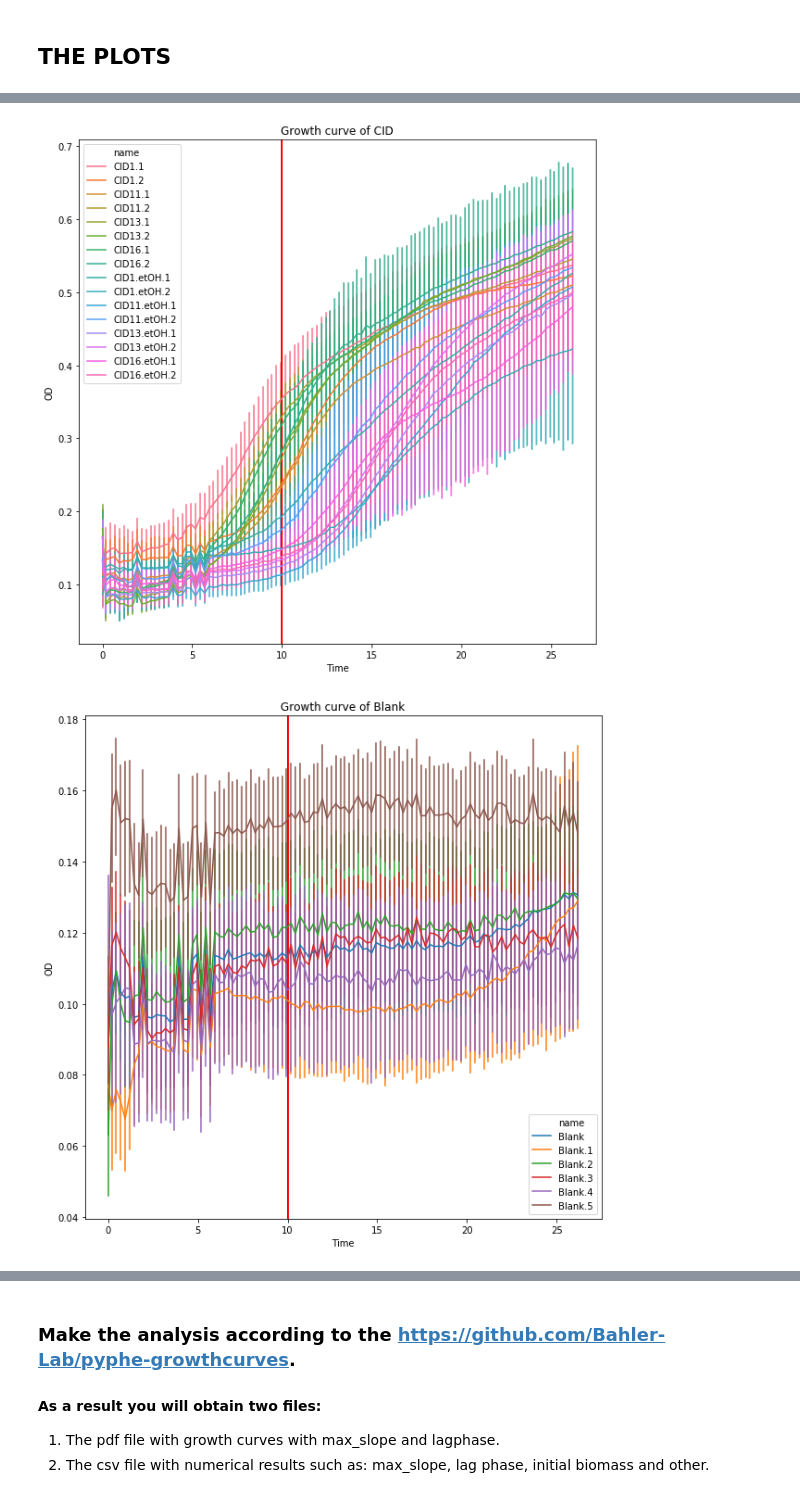
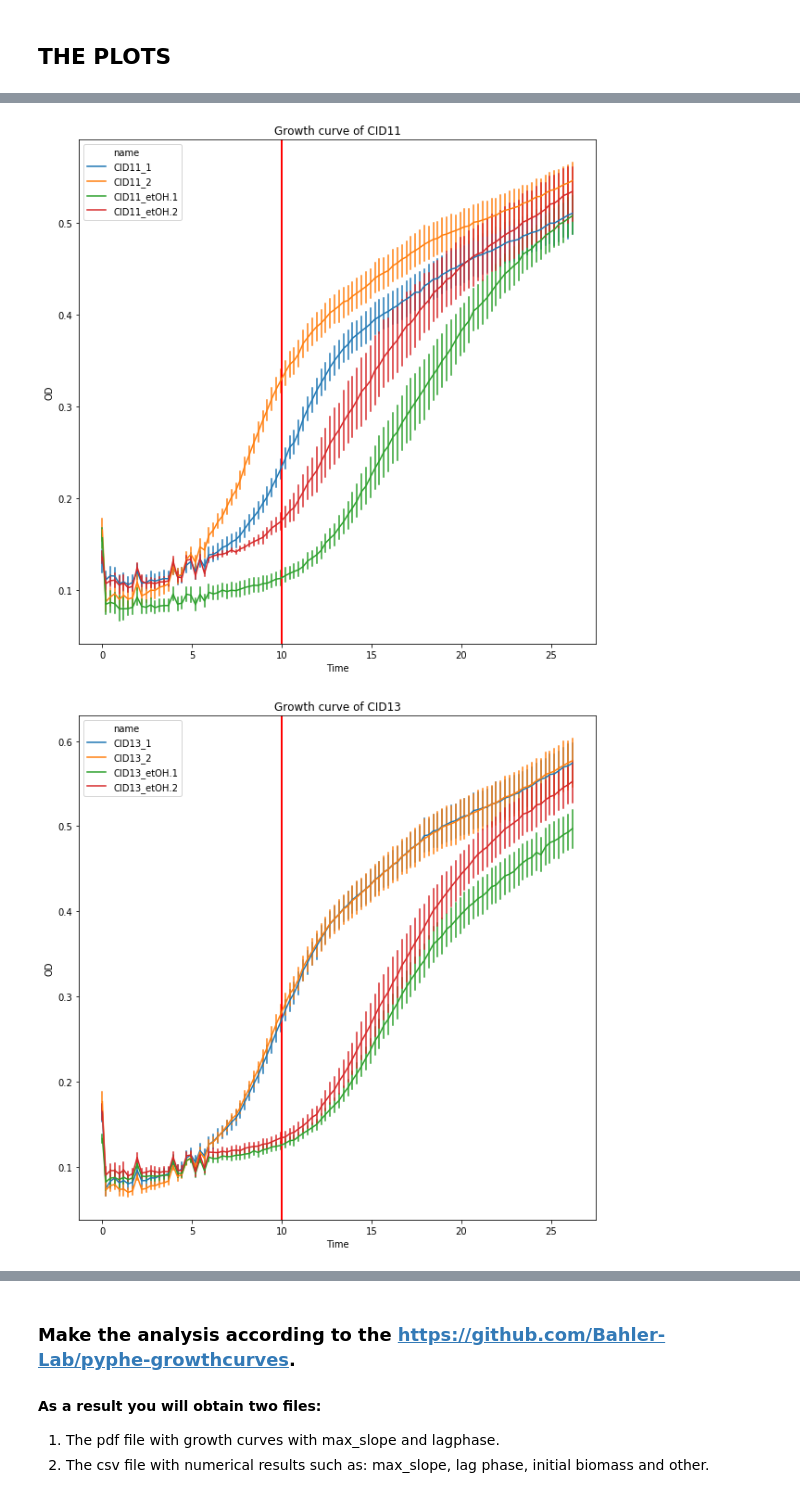
Before and after one commit to igib-rna-tails/Bioscreen_results_workflow, a Jupyter notebook: LL_Bioscreen_results_analysis.ipynb, the cells around one changed output, grey strips where cells are left out. Saved outputs shown, nothing was run; the diff lists cells and outputs as text; code cells hidden in the pictures.

```diff
--- a/LL_Bioscreen_results_analysis.ipynb
+++ b/LL_Bioscreen_results_analysis.ipynb
@@ -167,7 +247,16 @@ time = krzywe_Time["Time"]
 # %%
+########## tutaj jest jakiś klopot ####################
+
+
+
 def wyciagnij_wszystkie_powtorzenia(nazwa_orginalu, column_names=column_names):
     '''
+    The function makes the dataframe with two columns - OD and Time - for the proper name of column.
 
+    PARAMETERS:
+
+    nazwa_orifinalu (str),
+    column_names (df)
     '''
     kolumny=np.concatenate([np.array(krzywe_Time[name]) for name in column_names if nazwa_orginalu in name])
 
@@ -175,5 +264,3 @@ def wyciagnij_wszystkie_powtorzenia(nazwa_orginalu, column_names=column_names):
 
     zebrana_dataframe= pd.DataFrame(data={'Time': czasy, "OD":kolumny})
     return zebrana_dataframe
-# %%
-proba=wyciagnij_wszystkie_powtorzenia(nazwy_orinalow[1])
@@ -187,9 +278,21 @@ proba=wyciagnij_wszystkie_powtorzenia(nazwy_orinalow[1])
 # %%
-## Make a list "mozliwe szczepy" with the major names of samples - the samples will be grouped by the names.
+## Make a list with the names of major groups of saples - the samples will be grouped by the names.
 
-mozliwe_szczepy=['WT', 'CID','Blank']
+## We create above the list of names of strains (wild type WT, and deletion strains)
+
+mozliwe_szczepy=['WT', 'CID11','CID13','CID16','CID1','Blank']
 
 def zrob_nowe_wiersze(column_name):
+    '''
+    The function makes new dafaframe with new columns:
+        -- "strain" with extracted strain name from the sample name,
+        -- "name" with the column name = the names corresponds the sample names in the layout table.
+
+    PARAMETERS:
+    column_name (str)
+    mozliwe_szczepy (list)
+
+    '''
     proba=wyciagnij_wszystkie_powtorzenia(column_name)
 
     przed_p_kropka=column_name.split(".")[0]
@@ -199,6 +302,8 @@ def zrob_nowe_wiersze(column_name):
     proba["name"]=column_name
     return proba
 
+# Let's use the previous function to make a data frame of results for a single strain (lista_nowy_df).
 lista_nowy_df=[zrob_nowe_wiersze(column_name) for column_name in nazwy_orinalow]
 
+# Concatenate the data frames.
 splaszczony_df=pd.concat(lista_nowy_df)
@@ -205,13 +312,18 @@ splaszczony_df=pd.concat(lista_nowy_df)
 # %%
-### Draw growth curves for groups of samples (see "mozliwe szczepy" below)
+for szczep_name in mozliwe_szczepy:
+    '''
+    It makes the plots (the growth curves) for each groups of samples,
+    according to list "mozliwe szczepy".
 
-for szczep_name in mozliwe_szczepy:
+    All plots have the same style, and are saved as pdf and png files.
+    '''
     print(szczep_name)
     tylko_szczep_32=splaszczony_df[splaszczony_df["strain"]==szczep_name]
     f = plt.figure(figsize=(10,10))
     plt.title("Growth curve of {}".format(szczep_name))
     plt.axvline(x=10, linewidth=2, color='r')
     sns.lineplot(x="Time", y="OD", data=tylko_szczep_32, hue="name",err_style="bars")
-    f.savefig("{}_1.png".format(szczep_name))   #Save the figure as .pdf. or .png file
+    f.savefig("plots/{}_1.png".format(szczep_name))   #Save the figure as .pdf. or .png file
+    f.savefig("plots/{}_1.pdf".format(szczep_name))   #Save the figure as .pdf. or .png file
 # %% [output]
 WT
@@ -221,2 +335,2 @@ Blank
-[figure, old version]
+[figure, new version]
-[figure, old version]
+[figure, new version]
```
Also changed, not shown: parts of 42 cells of this notebook.
